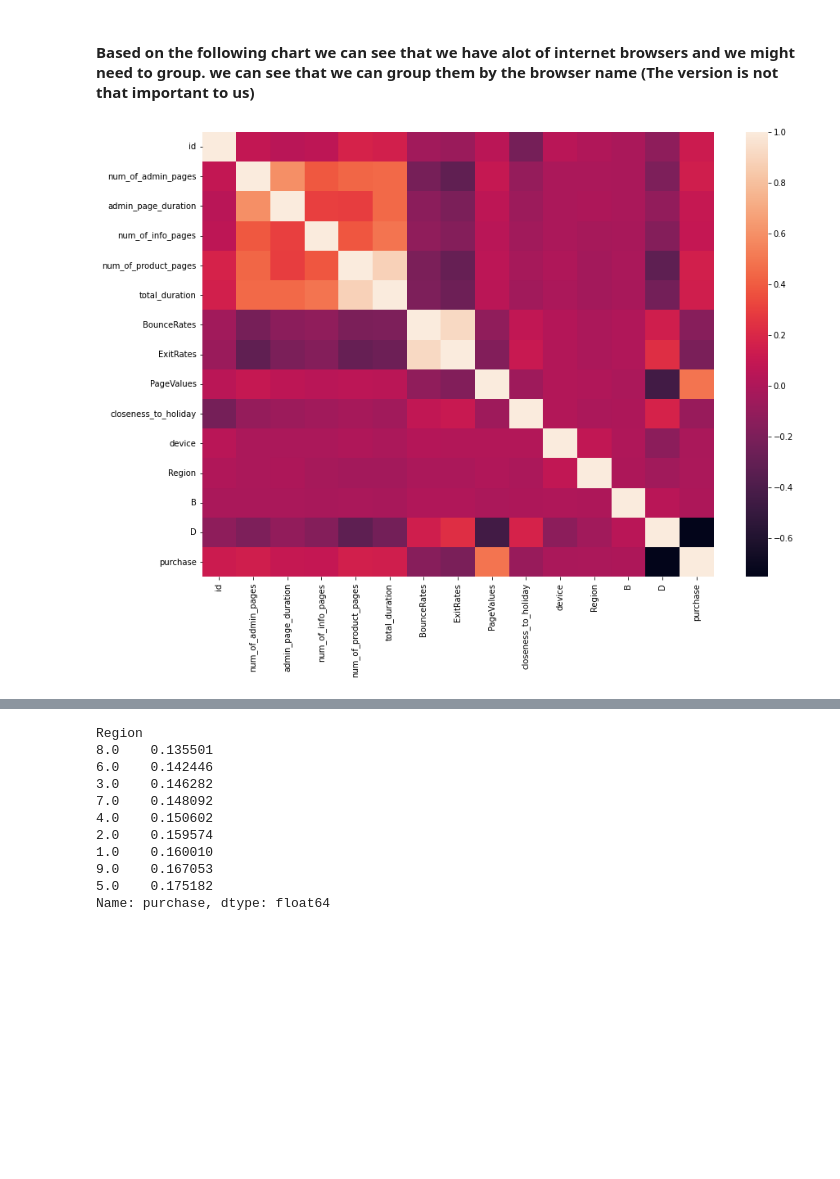
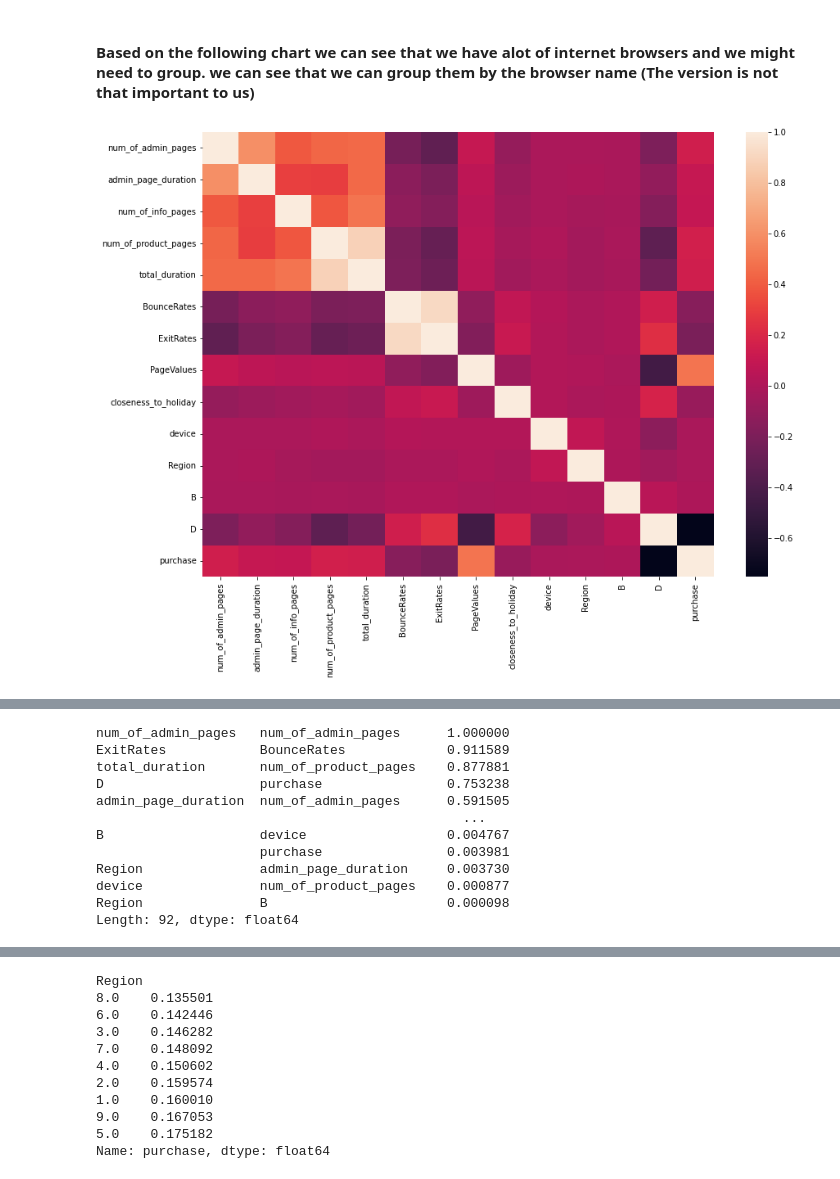
Before and after one commit to TalmSnir/ML-Final-Project, a Jupyter notebook: Final-Project.ipynb, the cells around one changed output, grey strips where cells are left out. Drawn from its saved outputs; the diff is of its cells as text; code cells hidden in the pictures; blank space fills up the shorter version.

```diff
--- a/Final-Project.ipynb
+++ b/Final-Project.ipynb
@@ -47,7 +46,7 @@ def print_general_data_exploration(data):
   display(data.dtypes)
 # %%
 # loading the train dataset
-data=pd.read_csv("train.csv")
+data=pd.read_csv("train.csv",index_col=0)
 # %%
 print_general_data_exploration(data)
 # %% [output]
@@ -178,11 +191,12 @@ df
 # %%
 corr = data.corr()
 
 plt.figure(figsize = (14,10))
 sns.heatmap(corr,
         xticklabels=data.corr().columns,
         yticklabels=data.corr().columns)
 plt.show()
-corr
+corr_sorted=corr.abs().unstack().sort_values(kind="quicksort",ascending=False).drop_duplicates()
+corr_sorted
 # %% [output]
-[figure, old version]
+[figure, new version]
@@ -204,0 +203,12 @@ corr
+num_of_admin_pages   num_of_admin_pages      1.000000
+ExitRates            BounceRates             0.911589
+total_duration       num_of_product_pages    0.877881
+D                    purchase                0.753238
+admin_page_duration  num_of_admin_pages      0.591505
+                                               ...
+B                    device                  0.004767
+                     purchase                0.003981
+Region               admin_page_duration     0.003730
+device               num_of_product_pages    0.000877
+Region               B                       0.000098
+Length: 92, dtype: float64
```
Also changed, not shown: parts of 27 cells of this notebook.
